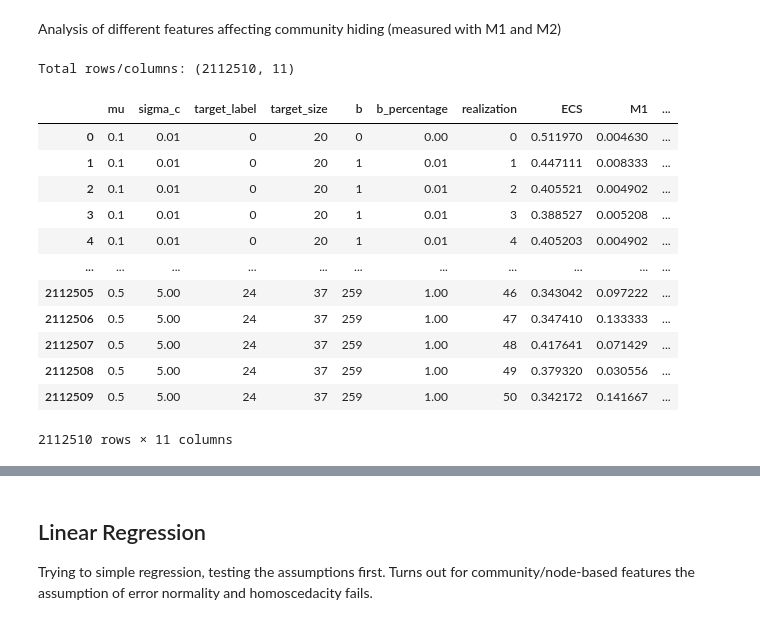
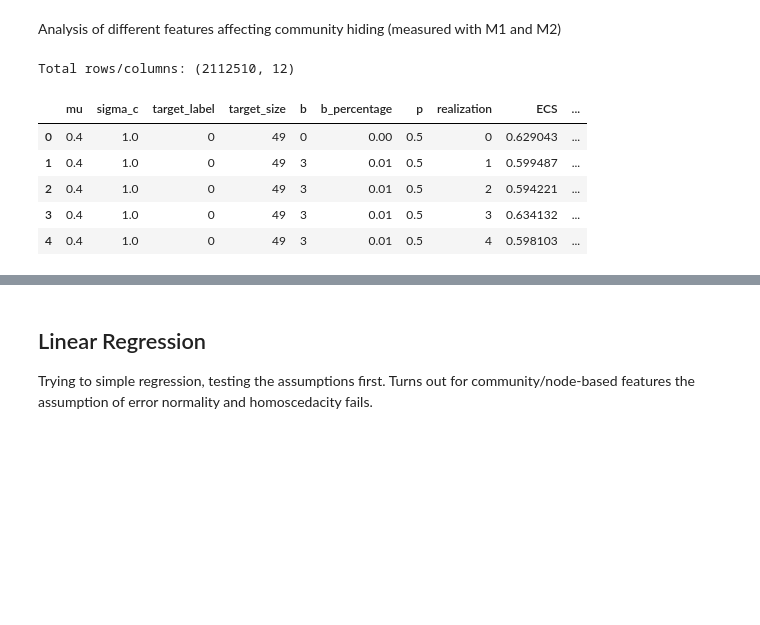
Before and after one commit to dalyapraz/gnn-community-concealment, a Jupyter notebook: community_hiding_analysis.ipynb, the cells around one changed output, grey strips where cells are left out. Cells and saved outputs as stored; diff of their text form; code cells hidden in the pictures; blank space fills up the shorter version.

```diff
--- a/community_hiding_analysis.ipynb
+++ b/community_hiding_analysis.ipynb
@@ -1,35 +1,25 @@
 # %% [markdown]
 Analysis of different features affecting community hiding (measured with M1 and M2)
-# %%
-import os
-import glob
-import pandas as pd
-# This script combines multiple CSV files into a single DataFrame.
-# csv_files = glob.glob("full_bigred200_*.csv")
-folder = 'results'
-csv_files = glob.glob(os.path.join(folder, "dmon_dice_*.csv"))
-# csv_files = glob.glob("full_bigred200_*min_com10.csv")
-
-# Combine all CSVs into one DataFrame
-df_list = [pd.read_csv(file) for file in csv_files]
-results_df = pd.concat(df_list, ignore_index=True)
-
-print(f'Total rows/columns: {results_df.shape}')
-# %% [output]
-Total rows/columns: (2112510, 11)
+# %%
+import os
+import glob
+import pandas as pd
+folder = 'results_dice'
+csv_files = glob.glob(os.path.join(folder, "dmon_dice_*.csv"))
+
+# Combine all CSVs into one DataFrame
+df_list = [pd.read_csv(file) for file in csv_files]
+results_df = pd.concat(df_list, ignore_index=True)
+
+print(f'Total rows/columns: {results_df.shape}')
+# %% [output]
+Total rows/columns: (2112510, 12)
 # %%
-results_df
+results_df.head()
 # %% [output]
-|  | mu | sigma_c | target_label | target_size | b | b_percentage | realization | ECS | M1 | ... |
-| 0 | 0.1 | 0.01 | 0 | 20 | 0 | 0.00 | 0 | 0.511970 | 0.004630 | ... |
-| 1 | 0.1 | 0.01 | 0 | 20 | 1 | 0.01 | 1 | 0.447111 | 0.008333 | ... |
-| 2 | 0.1 | 0.01 | 0 | 20 | 1 | 0.01 | 2 | 0.405521 | 0.004902 | ... |
-| 3 | 0.1 | 0.01 | 0 | 20 | 1 | 0.01 | 3 | 0.388527 | 0.005208 | ... |
-| 4 | 0.1 | 0.01 | 0 | 20 | 1 | 0.01 | 4 | 0.405203 | 0.004902 | ... |
-| ... | ... | ... | ... | ... | ... | ... | ... | ... | ... | ... |
-| 2112505 | 0.5 | 5.00 | 24 | 37 | 259 | 1.00 | 46 | 0.343042 | 0.097222 | ... |
-| 2112506 | 0.5 | 5.00 | 24 | 37 | 259 | 1.00 | 47 | 0.347410 | 0.133333 | ... |
-| 2112507 | 0.5 | 5.00 | 24 | 37 | 259 | 1.00 | 48 | 0.417641 | 0.071429 | ... |
-| 2112508 | 0.5 | 5.00 | 24 | 37 | 259 | 1.00 | 49 | 0.379320 | 0.030556 | ... |
-| 2112509 | 0.5 | 5.00 | 24 | 37 | 259 | 1.00 | 50 | 0.342172 | 0.141667 | ... |
+|  | mu | sigma_c | target_label | target_size | b | b_percentage | p | realization | ECS | ... |
+| 0 | 0.4 | 1.0 | 0 | 49 | 0 | 0.00 | 0.5 | 0 | 0.629043 | ... |
+| 1 | 0.4 | 1.0 | 0 | 49 | 3 | 0.01 | 0.5 | 1 | 0.599487 | ... |
+| 2 | 0.4 | 1.0 | 0 | 49 | 3 | 0.01 | 0.5 | 2 | 0.594221 | ... |
+| 3 | 0.4 | 1.0 | 0 | 49 | 3 | 0.01 | 0.5 | 3 | 0.634132 | ... |
+| 4 | 0.4 | 1.0 | 0 | 49 | 3 | 0.01 | 0.5 | 4 | 0.598103 | ... |
-2112510 rows × 11 columns
```
Also changed, not shown: parts of 15 cells of this notebook, 2 other files.
